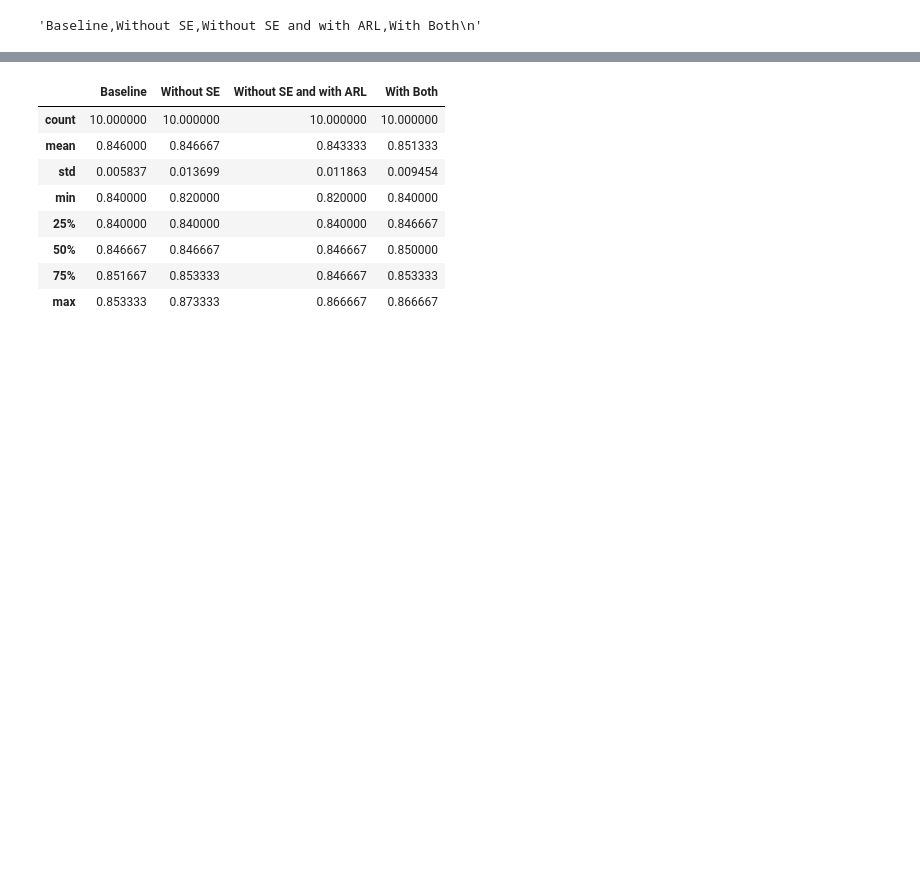
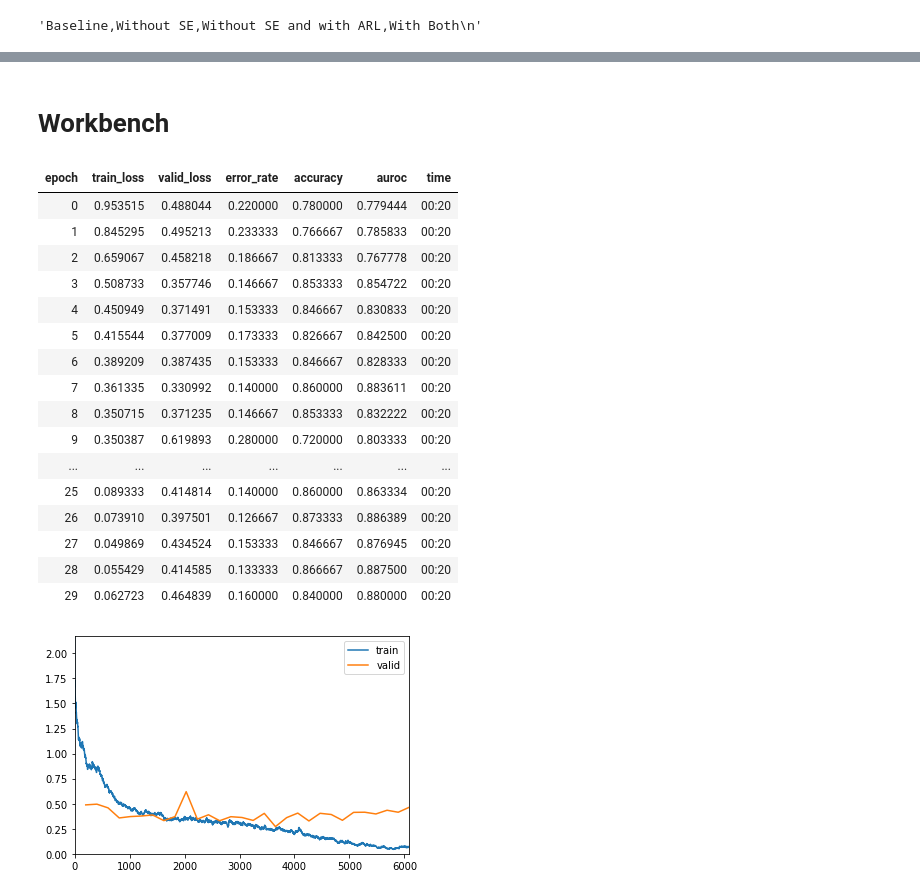
Before and after one commit to mikealche/tesis, a Jupyter notebook: Test Attention Analysis on EfficientNet.ipynb, the cells around one changed output, grey strips where cells are left out. Cells and saved outputs as stored; diff of their text form; code cells hidden in the pictures; blank space fills up the shorter version.

```diff
--- a/Test Attention Analysis on EfficientNet.ipynb
+++ b/Test Attention Analysis on EfficientNet.ipynb
@@ -624,12 +600,33 @@ df = pd.DataFrame(series_runs)
-# %%
-df.describe()
-# %% [output]
-|  | Baseline | Without SE | Without SE and with ARL | With Both |
-| count | 10.000000 | 10.000000 | 10.000000 | 10.000000 |
-| mean | 0.846000 | 0.846667 | 0.843333 | 0.851333 |
-| std | 0.005837 | 0.013699 | 0.011863 | 0.009454 |
-| min | 0.840000 | 0.820000 | 0.820000 | 0.840000 |
-| 25% | 0.840000 | 0.840000 | 0.840000 | 0.846667 |
-| 50% | 0.846667 | 0.846667 | 0.846667 | 0.850000 |
-| 75% | 0.851667 | 0.853333 | 0.846667 | 0.853333 |
-| max | 0.853333 | 0.873333 | 0.866667 | 0.866667 |
+# %% [markdown]
+# Workbench
+# %%
+data = reload_dataset(dm,seed)
+
+model = geffnet.efficientnet_b0(pretrained=True, as_sequential=True)
+
+random_seed(seed,True)
+learn = cnn_learner(data, lambda x: model,pretrained=True, metrics=[error_rate,accuracy, AUROC()],
+                        callback_fns=[ShowGraph, OverSamplingCallback])
+# %%
+epochs = 30
+learn.unfreeze()
+learn.fit_one_cycle(epochs, max_lr=slice(3e-03),wd=1)
+# %% [output]
+| epoch | train_loss | valid_loss | error_rate | accuracy | auroc | time |
+| 0 | 0.953515 | 0.488044 | 0.220000 | 0.780000 | 0.779444 | 00:20 |
+| 1 | 0.845295 | 0.495213 | 0.233333 | 0.766667 | 0.785833 | 00:20 |
+| 2 | 0.659067 | 0.458218 | 0.186667 | 0.813333 | 0.767778 | 00:20 |
+| 3 | 0.508733 | 0.357746 | 0.146667 | 0.853333 | 0.854722 | 00:20 |
+| 4 | 0.450949 | 0.371491 | 0.153333 | 0.846667 | 0.830833 | 00:20 |
+| 5 | 0.415544 | 0.377009 | 0.173333 | 0.826667 | 0.842500 | 00:20 |
+| 6 | 0.389209 | 0.387435 | 0.153333 | 0.846667 | 0.828333 | 00:20 |
+| 7 | 0.361335 | 0.330992 | 0.140000 | 0.860000 | 0.883611 | 00:20 |
+| 8 | 0.350715 | 0.371235 | 0.146667 | 0.853333 | 0.832222 | 00:20 |
+| 9 | 0.350387 | 0.619893 | 0.280000 | 0.720000 | 0.803333 | 00:20 |
+| ... | ... | ... | ... | ... | ... | ... |
+| 25 | 0.089333 | 0.414814 | 0.140000 | 0.860000 | 0.863334 | 00:20 |
+| 26 | 0.073910 | 0.397501 | 0.126667 | 0.873333 | 0.886389 | 00:20 |
+| 27 | 0.049869 | 0.434524 | 0.153333 | 0.846667 | 0.876945 | 00:20 |
+| 28 | 0.055429 | 0.414585 | 0.133333 | 0.866667 | 0.887500 | 00:20 |
+| 29 | 0.062723 | 0.464839 | 0.160000 | 0.840000 | 0.880000 | 00:20 |
+[figure, added]
```
Also changed, not shown: parts of 7 cells of this notebook, 2 other files.
